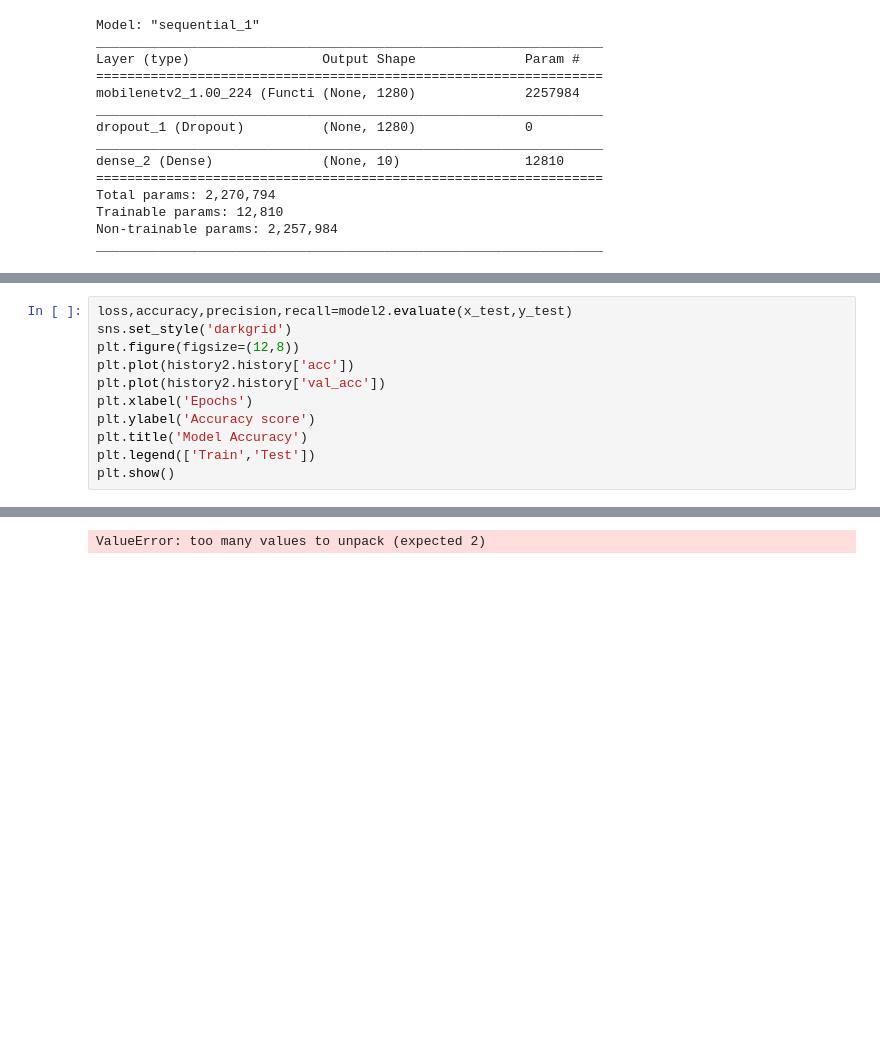
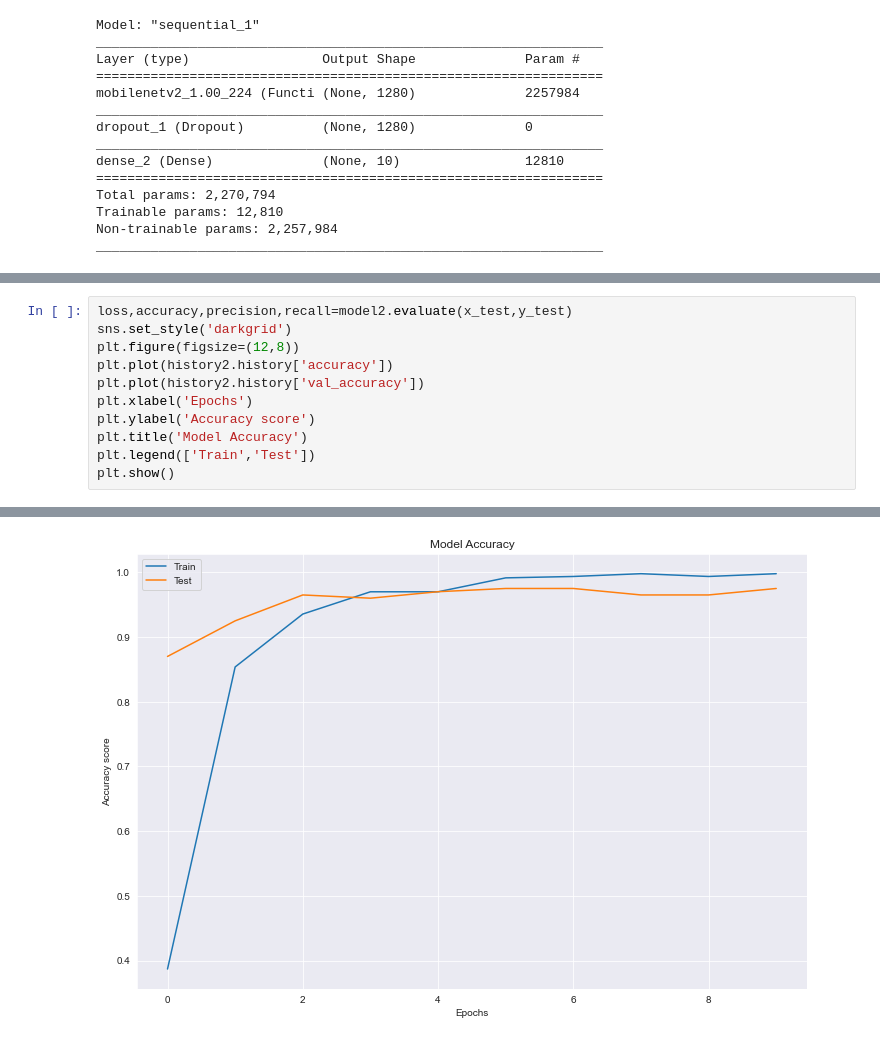
Before and after one commit to MrBaconMajster/butterflyML, a Jupyter notebook: MachineLearningAssignment.ipynb, the cells around one changed output, grey strips where cells are left out. Cells and saved outputs as stored; diff of their text form; blank space fills up the shorter version.

```diff
--- a/MachineLearningAssignment.ipynb
+++ b/MachineLearningAssignment.ipynb
@@ -231,8 +239,8 @@ Epoch 10/10
 loss,accuracy,precision,recall=model2.evaluate(x_test,y_test)
 sns.set_style('darkgrid')
 plt.figure(figsize=(12,8))
-plt.plot(history2.history['acc'])
-plt.plot(history2.history['val_acc'])
+plt.plot(history2.history['accuracy'])
+plt.plot(history2.history['val_accuracy'])
 plt.xlabel('Epochs')
 plt.ylabel('Accuracy score')
 plt.title('Model Accuracy')
@@ -243 +251 @@ plt.show()
-ValueError: too many values to unpack (expected 2)
+[figure, added]
```
Also changed, not shown: parts of 7 cells of this notebook.
